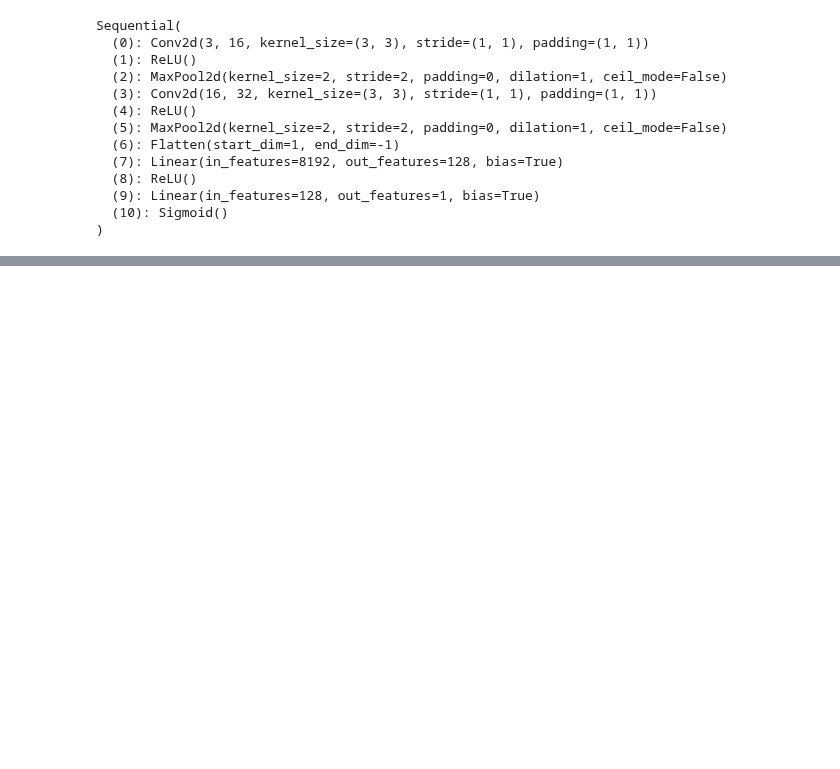
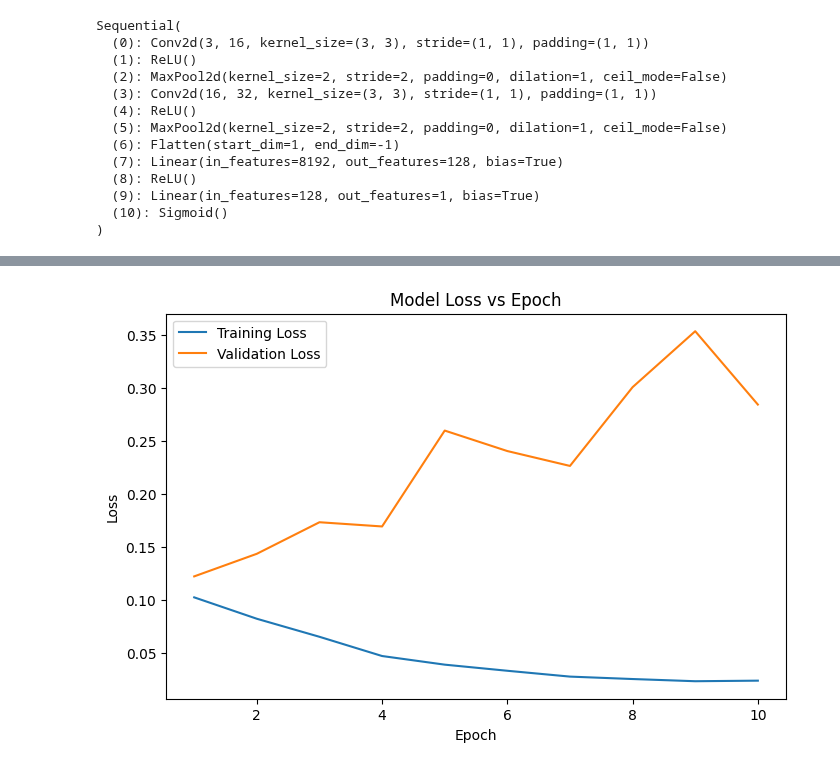
Before and after one commit to talanthier/WildfireDetection, a Jupyter notebook: notebooks/modeling_00.ipynb, the cells around one changed output, grey strips where cells are left out. Saved outputs shown, nothing was run; the diff lists cells and outputs as text; code cells hidden in the pictures; blank space fills up the shorter version.

Commit message:
Trained model over 10 epochs. Added validation to training loop

```diff
--- a/notebooks/modeling_00.ipynb
+++ b/notebooks/modeling_00.ipynb
@@ -116,12 +117,36 @@ def train_one_epoch(epoch):
         correct += (predicted.squeeze() == labels).sum().item()
         total += labels.size(0)
 
+    model.eval() # set model to evaluation mode
+
+    valid_running_loss = 0.0
+    valid_correct = 0
+    valid_total = 0
+
+    for images, labels in valid_dataloader: # iterate over validation dataset
+        images, labels = images.to(device), labels.to(device).float()
+
+        outputs = model(images).squeeze() # forward pass on validation dataset
+        loss = criterion(outputs, labels)  # Compute the loss
+        valid_running_loss += loss.item()
+
+        predicted = (outputs > 0.5).float()  # Convert to 0 or 1 based on threshold
+        valid_correct += (predicted.squeeze() == labels).sum().item()
+        valid_total += labels.size(0)
+
     avg_loss = running_loss / len(train_dataloader)
     accuracy = 100 * correct / total
+
+    avg_valid_loss = valid_running_loss / len(valid_dataloader)
+    valid_accuracy = 100 * valid_correct / valid_total
     #print(f"Train Loss: {avg_loss:.4f}")
     print(f"Train Loss: {avg_loss:.4f}, Train Accuracy: {accuracy:.2f}%")
+    print(f"Valid Loss: {avg_valid_loss:.4f}, Valid Accuracy: {valid_accuracy:.2f}%")
+    return [avg_loss, accuracy, avg_valid_loss, valid_accuracy]
 # %%
-num_epochs = 5
+df_train_loss = pd.DataFrame(columns = ['train_loss', 'train_accuracy', 'valid_loss', 'valid_accuracy'])
+
+num_epochs = 10
 for epoch in range(1, num_epochs + 1):
-    train_one_epoch(epoch)
+    df_train_loss.loc[epoch] = train_one_epoch(epoch)
 # %% [output]
@@ -132,0 +173,11 @@ Train Loss: 0.0691, Train Accuracy: 97.54%
+# %%
+fig = plt.figure(figsize = (8,5))
+plt.plot(list(range(1, num_epochs + 1)), df_train_loss['train_loss'], label = 'Training Loss')
+plt.plot(list(range(1, num_epochs + 1)), df_train_loss['valid_loss'], label = 'Validation Loss')
+plt.xlabel('Epoch')
+plt.ylabel('Loss')
+plt.title('Model Loss vs Epoch')
+plt.legend()
+plt.show()
+# %% [output]
+[figure, added]
```
Also changed, not shown: parts of 6 cells of this notebook.
